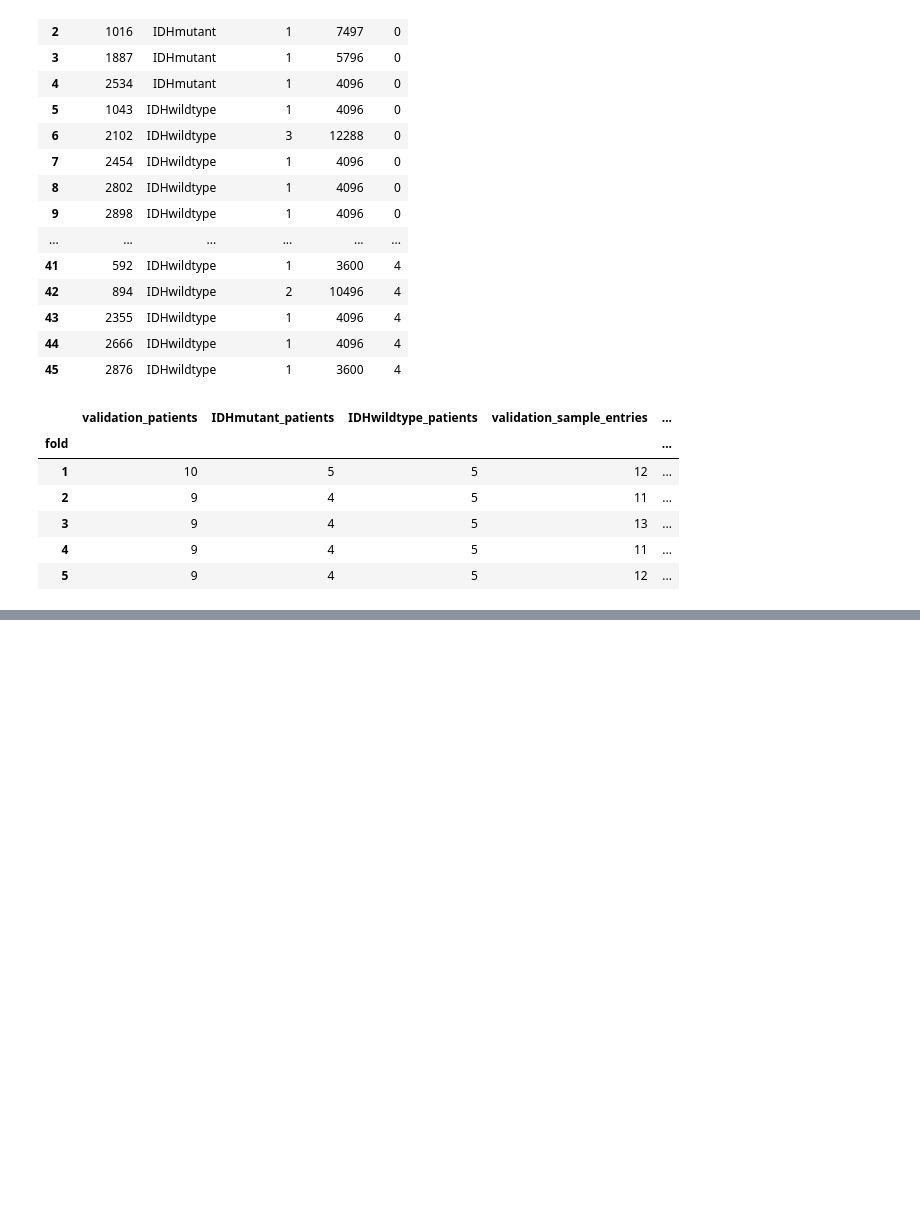
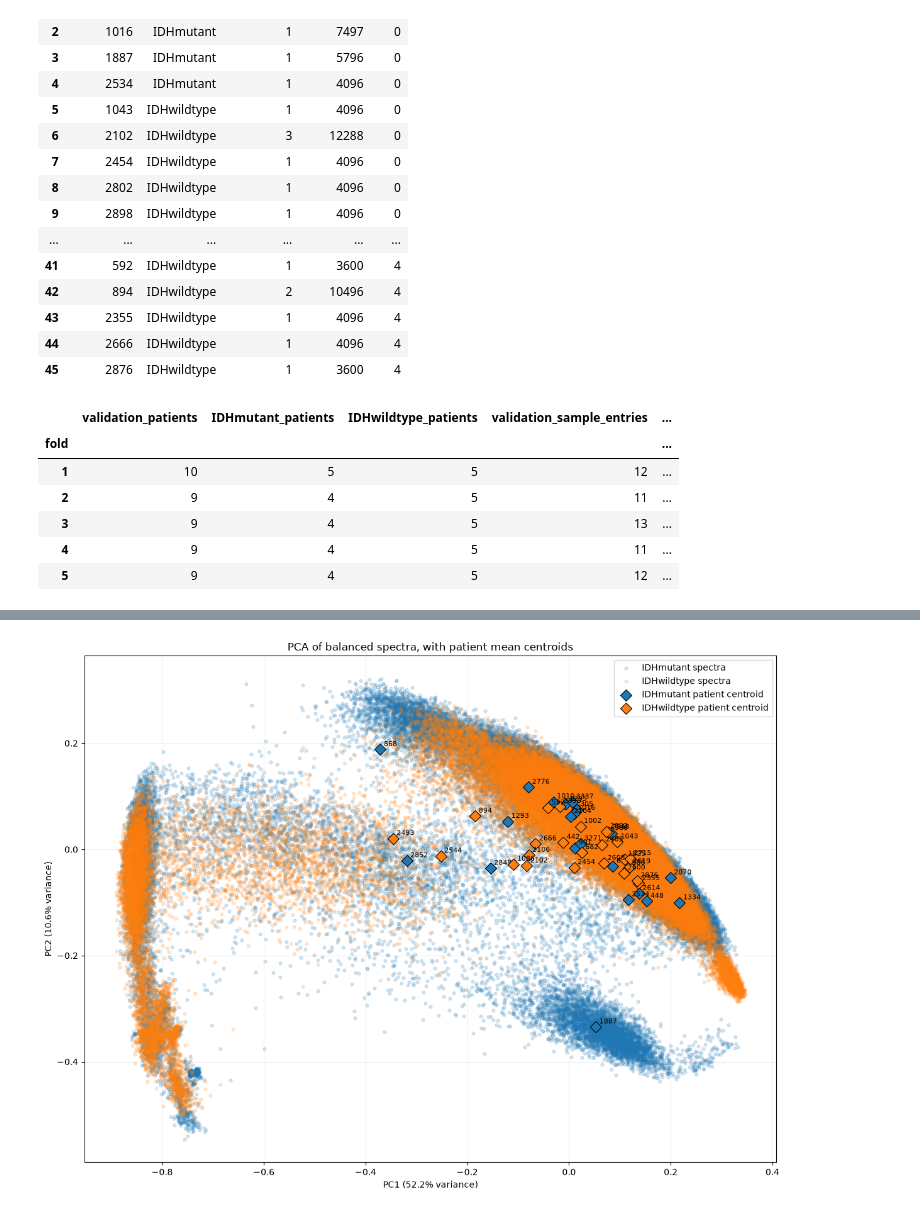
Before and after one commit to belindbl/glioma-raman-gp-classification, a Jupyter notebook: notebooks/01_data_exploration.ipynb, the cells around one changed output, grey strips where cells are left out. Drawn from its saved outputs; the diff is of its cells as text; code cells hidden in the pictures; blank space fills up the shorter version.

```diff
--- a/notebooks/01_data_exploration.ipynb
+++ b/notebooks/01_data_exploration.ipynb
@@ -178,0 +234,77 @@ display(fold_summary)
+# %%
+from sklearn.decomposition import PCA
+
+PCA_SPECTRA_PER_PATIENT = 5000
+pca_rng = np.random.default_rng(42)
+channel_count = int(records['n_channels'].iloc[0])
+patient_groups = records.groupby('patient_id', sort=True)
+sampled_spectra, sampled_patient_ids, sampled_statuses, sampled_class_ids = [], [], [], []
+patient_mean_sums, patient_spectrum_counts = {}, {}
+for patient_id, entries in patient_groups:
+    status = entries['target'].iloc[0]
+    entry_indices = entries['entry_index'].to_numpy(dtype=int)
+    patient_mean_sums[patient_id] = np.zeros(channel_count, dtype=np.float64)
+    patient_spectrum_counts[patient_id] = 0
+    base, extra = divmod(PCA_SPECTRA_PER_PATIENT, len(entry_indices))
+    for position, entry_index in enumerate(entry_indices):
+        spectra = np.asarray(dataset[entry_index]['data']).reshape(-1, channel_count)
+        patient_mean_sums[patient_id] += spectra.sum(axis=0)
+        patient_spectrum_counts[patient_id] += len(spectra)
+        quota = base + (position < extra)
+        if quota:
+            chosen = pca_rng.choice(len(spectra), size=min(quota, len(spectra)), replace=False)
+            sampled_spectra.append(spectra[chosen])
+            sampled_patient_ids.extend([patient_id] * len(chosen))
+            sampled_statuses.extend([status] * len(chosen))
+            sampled_class_ids.extend([int(dataset[entry_index]['class_id'])] * len(chosen))
+
+pca_input = np.vstack(sampled_spectra)
+sampled_patient_ids = np.asarray(sampled_patient_ids)
+sampled_statuses = np.asarray(sampled_statuses)
+sampled_class_ids = np.asarray(sampled_class_ids)
+patient_ids = np.asarray(list(patient_groups.groups.keys()))
+patient_statuses = np.asarray([patient_groups.get_group(pid)['target'].iloc[0] for pid in patient_ids])
+patient_means = np.vstack([patient_mean_sums[pid] / patient_spectrum_counts[pid] for pid in patient_ids])
+pca = PCA(n_components=10, svd_solver='randomized', random_state=42)
+sample_scores = pca.fit_transform(pca_input)
+patient_centroid_scores = pca.transform(patient_means)
+
+def eta_squared(values, labels):
+    grand = values.mean()
+    total = np.sum((values - grand) ** 2)
+    between = sum(np.sum(labels == label) * (values[labels == label].mean() - grand) ** 2 for label in np.unique(labels))
+    return between / total if total else np.nan
+
+def patient_eta_squared_within_status(values, patient_labels, status_labels):
+    residuals = values.copy()
+    for status in np.unique(status_labels):
+        mask = status_labels == status
+        residuals[mask] -= values[mask].mean()
+    total = np.sum(residuals ** 2)
+    between = sum(np.sum(patient_labels == pid) * residuals[patient_labels == pid].mean() ** 2 for pid in np.unique(patient_labels))
+    return between / total if total else np.nan
+
+print(f'PCA sample: {len(pca_input):,} spectra ({PCA_SPECTRA_PER_PATIENT} per patient when available)')
+print('Explained variance ratio, first 5 PCs:', np.round(pca.explained_variance_ratio_[:5], 4))
+for component in range(2):
+    score = sample_scores[:, component]
+    print(f'PC{component + 1}: IDH eta-squared={eta_squared(score, sampled_statuses):.3f}; class_id eta-squared={eta_squared(score, sampled_class_ids):.3f}; patient eta-squared={eta_squared(score, sampled_patient_ids):.3f}; patient eta-squared within status={patient_eta_squared_within_status(score, sampled_patient_ids, sampled_statuses):.3f}')
+
+colors = {'IDHmutant': 'tab:blue', 'IDHwildtype': 'tab:orange'}
+fig, ax = plt.subplots(figsize=(12, 9))
+for status, color in colors.items():
+    mask = sampled_statuses == status
+    ax.scatter(sample_scores[mask, 0], sample_scores[mask, 1], s=12, alpha=0.18, color=color, label=f'{status} spectra', rasterized=True)
+for status, color in colors.items():
+    mask = patient_statuses == status
+    ax.scatter(patient_centroid_scores[mask, 0], patient_centroid_scores[mask, 1], s=85, marker='D', edgecolor='black', linewidth=0.8, color=color, label=f'{status} patient centroid', zorder=3)
+    for pid, x, y in zip(patient_ids[mask], patient_centroid_scores[mask, 0], patient_centroid_scores[mask, 1]):
+        ax.annotate(str(pid), (x, y), xytext=(4, 4), textcoords='offset points', fontsize=8)
+ax.set_xlabel(f'PC1 ({pca.explained_variance_ratio_[0]:.1%} variance)')
+ax.set_ylabel(f'PC2 ({pca.explained_variance_ratio_[1]:.1%} variance)')
+ax.set_title('PCA of balanced spectra, with patient mean centroids')
+ax.grid(alpha=0.2)
+ax.legend()
+fig.tight_layout()
+plt.show()
+# %% [output]
@@ -178,0 +315 @@ display(fold_summary)
+[figure, added]
```
Also changed, not shown: parts of 7 cells of this notebook.
